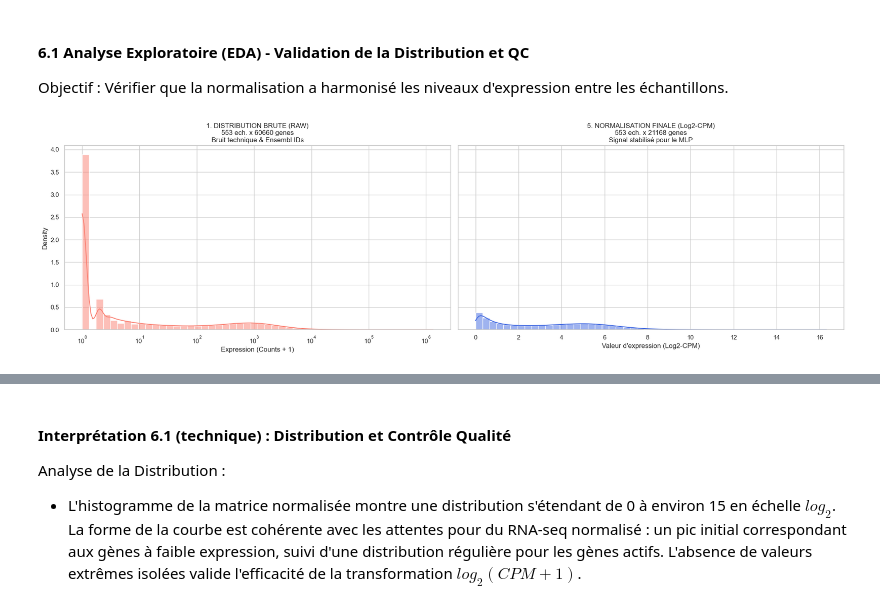
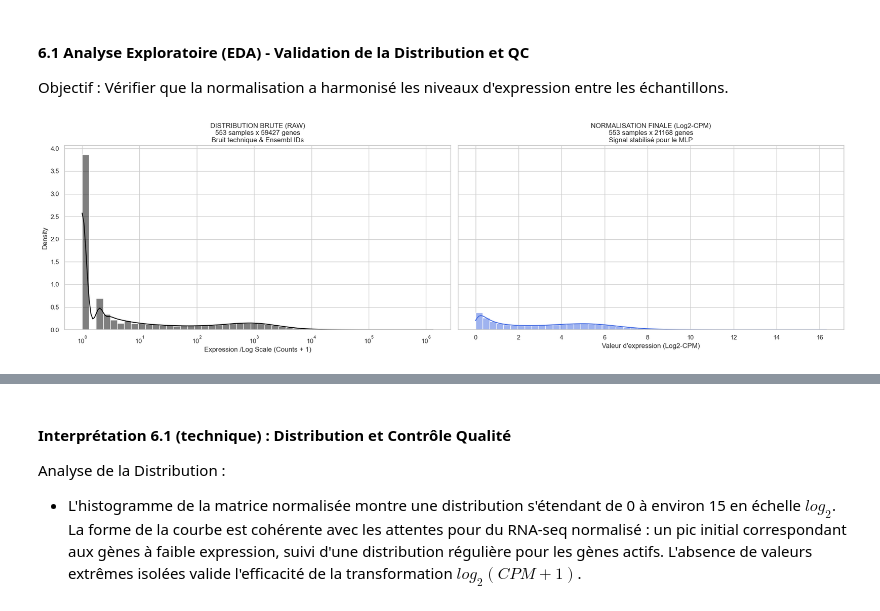
Before and after one commit to mylaila/TCGA_UCEC_project, a Jupyter notebook: 0B_qc_normalization.ipynb, the cells around one changed output, grey strips where cells are left out. Drawn from its saved outputs; the diff is of its cells as text; code cells hidden in the pictures.

```diff
--- a/0B_qc_normalization.ipynb
+++ b/0B_qc_normalization.ipynb
@@ -261,19 +208,19 @@ Objectif : Vérifier que la normalisation a harmonisé les niveaux d'expression
 # %%
 n_points = 1000000
 
 fig, (ax1, ax5) = plt.subplots(1, 2, figsize=(20, 6), sharey=True)
 
-data_raw = df_raw.values.flatten()[:n_points] + 1
-sns.histplot(data_raw, bins=50, color="salmon", ax=ax1, kde=True, log_scale=True, stat="density")
-ax1.set_title(f"1. DISTRIBUTION BRUTE (RAW)\n{df_raw.shape[0]} ech. x {df_raw.shape[1]} genes\nBruit technique & Ensembl IDs")
-ax1.set_xlabel("Expression (Counts + 1)")
+data_raw = df_expr.values.flatten()[:n_points] + 1
+sns.histplot(data_raw, bins=50, color="black", ax=ax1, kde=True, log_scale=True, stat="density")
+ax1.set_title(f"DISTRIBUTION BRUTE (RAW)\n{df_expr.shape[0]} samples x {df_expr.shape[1]} genes\nBruit technique & Ensembl IDs")
+ax1.set_xlabel("Expression /Log Scale (Counts + 1)")
 
 data_norm = df_norm.values.flatten()[:n_points]
 sns.histplot(data_norm, bins=50, color="royalblue", ax=ax5, kde=True, log_scale=False, stat="density")
-ax5.set_title(f"5. NORMALISATION FINALE (Log2-CPM)\n{df_norm.shape[0]} ech. x {df_norm.shape[1]} genes\nSignal stabilisé pour le MLP")
+ax5.set_title(f"NORMALISATION FINALE (Log2-CPM)\n{df_norm.shape[0]} samples x {df_norm.shape[1]} genes\nSignal stabilisé pour le MLP")
 ax5.set_xlabel("Valeur d'expression (Log2-CPM)")
 
 plt.tight_layout()
 plt.show()
 # %% [output]
-[figure, old version]
+[figure, new version]
```
Also changed, not shown: parts of 15 cells of this notebook, 11 other files.
